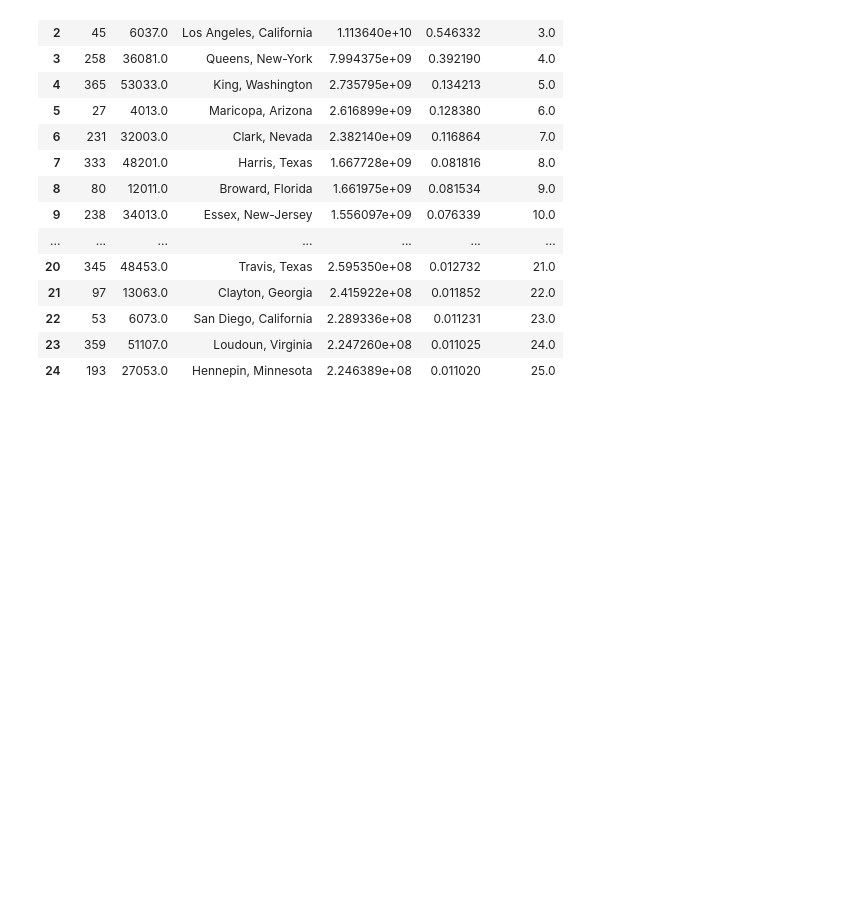
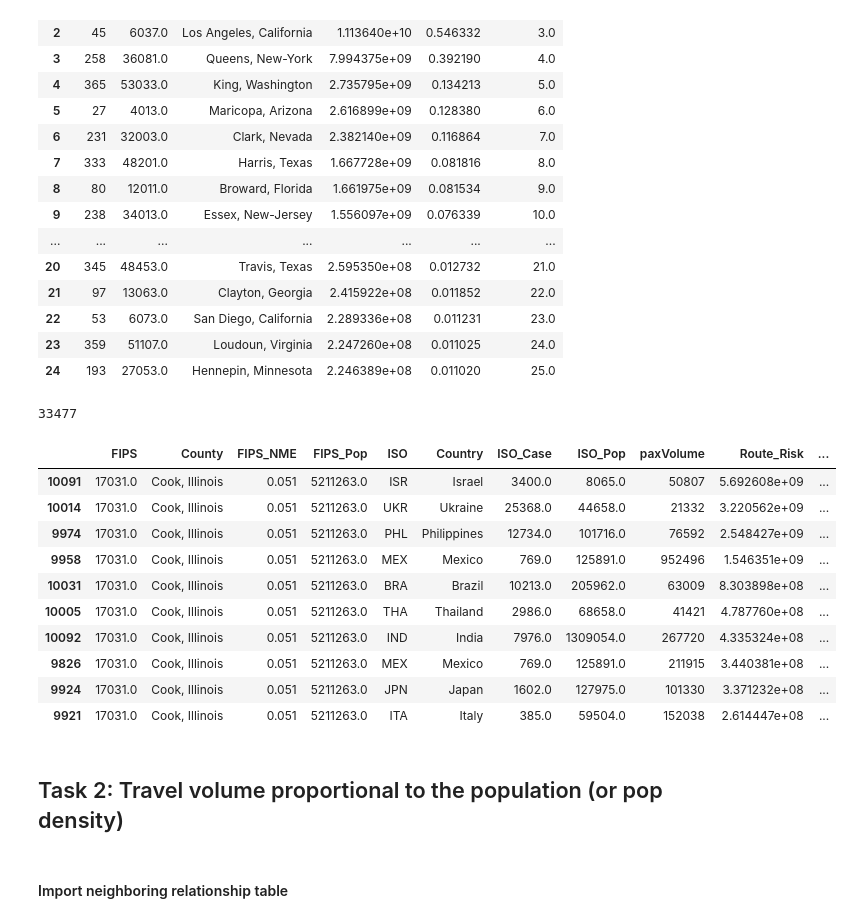
Before and after one commit to enshengdong/measles, a Jupyter notebook: Measles_Risk_County.ipynb, the cells around one changed output. Cells and saved outputs as stored; diff of their text form; code cells hidden in the pictures; blank space fills up the shorter version.

Commit message:
add population

```diff
--- a/Measles_Risk_County.ipynb
+++ b/Measles_Risk_County.ipynb
@@ -113,8 +107,3 @@ df_outbreak_raw.head(3)
-# %%
-df_outbreak = pd.merge(df_outbreak_raw, df_pop, how='left', left_on='ISO3',right_on='alpha3')
-df_outbreak = df_outbreak[['alpha3', 'Country', 'Total', year_pop]]
-print(str(len(df_outbreak_raw) - df_outbreak.alpha3.notnull().sum()) + " row(s) have NaN as ISO 3 (alpha3).")
-df_outbreak.sort_values(by='alpha3').head(5)
 # %% [markdown]
 #### Import $V_{ij}^{t}$
 # %%
@@ -237,7 +226,8 @@ highest_risk = df_risk['FIPS_RawRisk'].max()
 df_risk['Risk'] = df_risk['FIPS_RawRisk'] / highest_risk
 df_risk['FIPS_Rank'] = df_risk['Risk'].rank(ascending=False)
 df_risk = df_risk[['FIPS','County','FIPS_RawRisk','Risk','FIPS_Rank']]
-df_risk.sort_values('Risk',ascending = False).head(25).reset_index()
+df_risk = df_risk.sort_values('Risk',ascending = False).reset_index()
+df_risk.head(25)
 # %% [output]
 |  | index | FIPS | County | FIPS_RawRisk | Risk | FIPS_Rank |
 | 0 | 115 | 17031.0 | Cook, Illinois | 2.038394e+10 | 1.000000 | 1.0 |
@@ -263 +252,22 @@ output_csv = folder + 'MeaslesRisk_US_' +  str(year) + '.csv'
 result.to_csv(output_csv, index=False, encoding='utf-8')
+# %%
+df_complete = pd.merge(df_factors, df_risk , how='left', left_on='FIPS',right_on='FIPS')
+df_complete = df_complete.sort_values(by=['Risk','Route_Risk'], ascending=False)
+df_complete['Route_Rank'] = df_complete.groupby('FIPS_Rank')['Route_Risk'].rank(ascending=False,method='dense')
+df_complete = df_complete.rename(index=str, columns={"County_x": "County"})
+df_complete = df_complete.drop(columns=['County_y'])
+print(len(df_complete))
+df_complete.head(10)
+# %% [output]
+33477
+|  | FIPS | County | FIPS_NME | FIPS_Pop | ISO | Country | ISO_Case | ISO_Pop | paxVolume | Route_Risk | ... |
+| 10091 | 17031.0 | Cook, Illinois | 0.051 | 5211263.0 | ISR | Israel | 3400.0 | 8065.0 | 50807 | 5.692608e+09 | ... |
+| 10014 | 17031.0 | Cook, Illinois | 0.051 | 5211263.0 | UKR | Ukraine | 25368.0 | 44658.0 | 21332 | 3.220562e+09 | ... |
+| 9974 | 17031.0 | Cook, Illinois | 0.051 | 5211263.0 | PHL | Philippines | 12734.0 | 101716.0 | 76592 | 2.548427e+09 | ... |
+| 9958 | 17031.0 | Cook, Illinois | 0.051 | 5211263.0 | MEX | Mexico | 769.0 | 125891.0 | 952496 | 1.546351e+09 | ... |
+| 10031 | 17031.0 | Cook, Illinois | 0.051 | 5211263.0 | BRA | Brazil | 10213.0 | 205962.0 | 63009 | 8.303898e+08 | ... |
+| 10005 | 17031.0 | Cook, Illinois | 0.051 | 5211263.0 | THA | Thailand | 2986.0 | 68658.0 | 41421 | 4.787760e+08 | ... |
+| 10092 | 17031.0 | Cook, Illinois | 0.051 | 5211263.0 | IND | India | 7976.0 | 1309054.0 | 267720 | 4.335324e+08 | ... |
+| 9826 | 17031.0 | Cook, Illinois | 0.051 | 5211263.0 | MEX | Mexico | 769.0 | 125891.0 | 211915 | 3.440381e+08 | ... |
+| 9924 | 17031.0 | Cook, Illinois | 0.051 | 5211263.0 | JPN | Japan | 1602.0 | 127975.0 | 101330 | 3.371232e+08 | ... |
+| 9921 | 17031.0 | Cook, Illinois | 0.051 | 5211263.0 | ITA | Italy | 385.0 | 59504.0 | 152038 | 2.614447e+08 | ... |
@@ -263,0 +278,4 @@ result.to_csv(output_csv, index=False, encoding='utf-8')
+# %% [markdown]
+## Task 2: Travel volume proportional to the population (or pop density)
+# %% [markdown]
+#### Import neighboring relationship table
```
Also changed, not shown: parts of 37 cells of this notebook.
